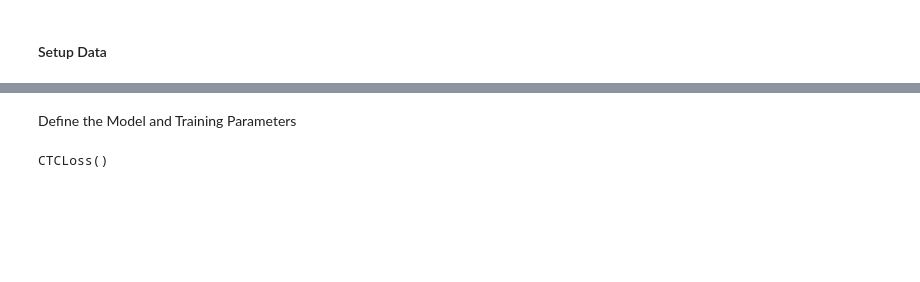
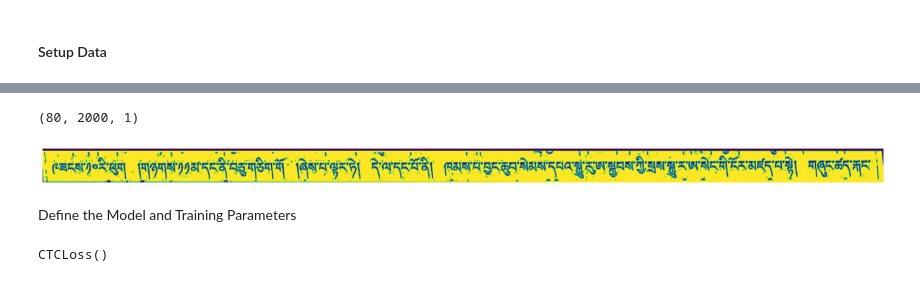
Before and after one commit to OpenPecha/TibetanOCR_PyTorch, a Jupyter notebook: Demo.ipynb, the cells around one changed output, grey strips where cells are left out. Cells and saved outputs as stored; diff of their text form; code cells hidden in the pictures; blank space fills up the shorter version.

```diff
--- a/Demo.ipynb
+++ b/Demo.ipynb
@@ -35,3 +41,12 @@ print(torch.__version__)
+# %%
+def show_image(image: np.array, cmap: str = "", axis="off") -> None:
+    plt.figure(figsize=(24, 13))
+    plt.axis(axis)
+
+    if cmap != "":
+        plt.imshow(image, cmap=cmap)
+    else:
+        plt.imshow(image)
 # %% [markdown]
 #### Setup Data
 # %%
@@ -96,9 +118,9 @@ target_height = 80
 batch_size = 32
 num_workers = 4
 persistent_workers = True
-charset = DEFAULT_CHARSET
+charset = N_DEFAULT_CHARSET
 
-train_dataset = CTCDataset(images=train_images, labels=train_labels, img_height=target_height, img_width=target_width, charset=charset)
+train_dataset = CTCDataset(images=train_images, labels=train_labels, img_height=target_height, img_width=target_width, charset=charset, augmentations=train_transform)
 valid_dataset = CTCDataset(images=valid_images, labels=valid_labels, img_height=target_height, img_width=target_width, charset=charset)
 
 train_loader = DataLoader(
@@ -122,5 +144,17 @@ valid_loader = DataLoader(
 # checking the loaders work correctly
 train_sample = next(iter(train_loader))
 valid_sample = next(iter(valid_loader))
+# %%
+image, label, label_length = train_sample
+image = image.numpy()
+batch_img_idx = random.randint(0, 31)
+n_image = image[batch_img_idx]
+n_image = np.transpose(n_image, axes=[1, 2, 0])
+print(n_image.shape)
+
+show_image(n_image)
+# %% [output]
+(80, 2000, 1)
+[figure, added]
 # %% [markdown]
 Define the Model and Training Parameters
```
Also changed, not shown: parts of 8 cells of this notebook, 3 other files.
